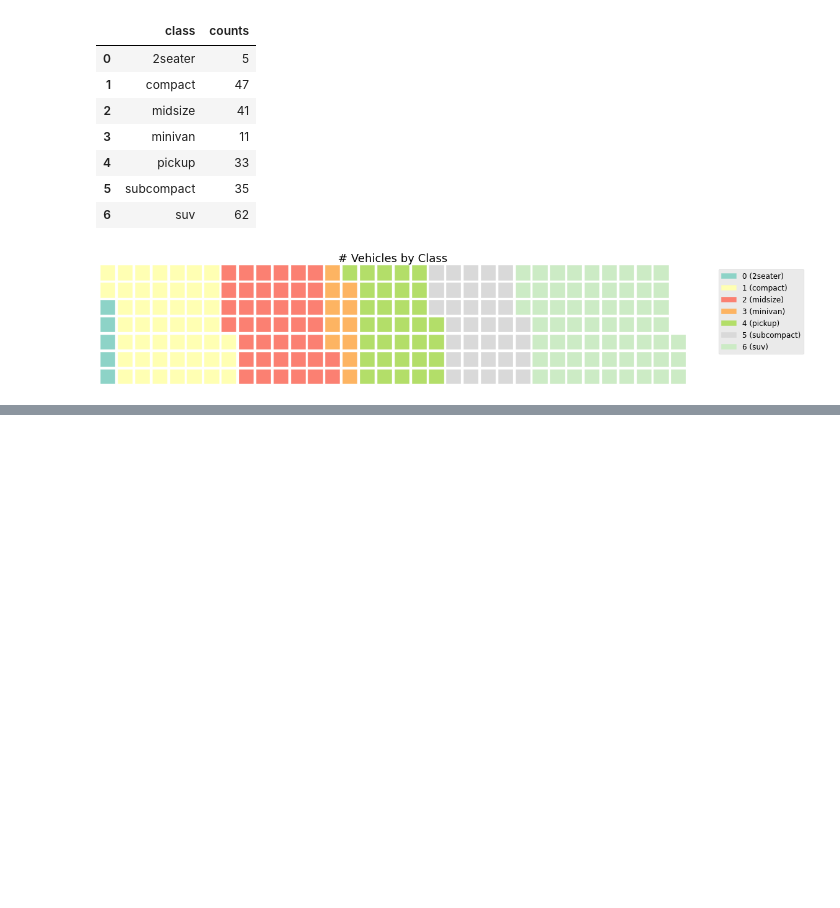
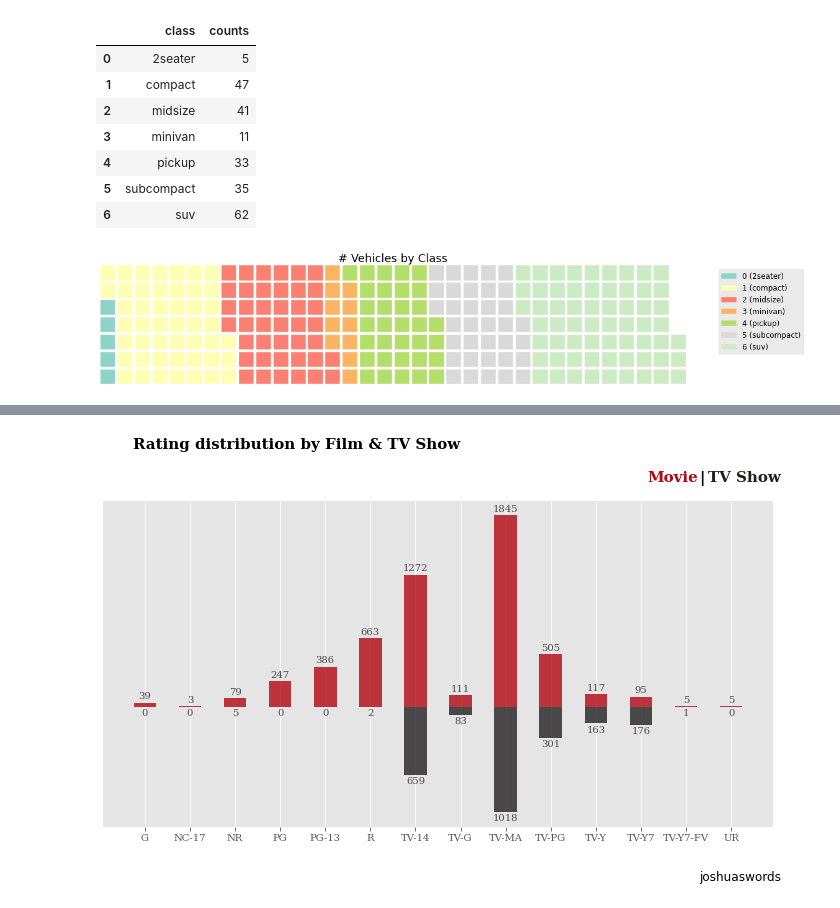
Before and after one commit to imanursar/Machine-Learning-Notes, a Jupyter notebook: Custom Function/Advance Visual Function.ipynb, the cells around one changed output, grey strips where cells are left out. Cells and saved outputs as stored; diff of their text form; code cells hidden in the pictures; blank space fills up the shorter version.

```diff
--- a/Custom Function/Advance Visual Function.ipynb
+++ b/Custom Function/Advance Visual Function.ipynb
@@ -270,0 +305,4 @@ advance_visual.waffle_plot(df,'class',"# Vehicles by Class",'Set3')
+# %%
+df = pd.read_csv(f"E:/gitlab/machine-learning/dataset/netflix_titles.csv")
+# %%
+mf = df.groupby('type')['rating'].value_counts().unstack().sort_index().fillna(0).astype(int)
@@ -270,0 +316,7 @@ advance_visual.waffle_plot(df,'class',"# Vehicles by Class",'Set3')
+# %%
+title = 'Rating distribution by Film & TV Show'
+footnote = "joshuaswords"
+# %%
+advance_visual.com_bar(mf,title=title,sub_title=None,footnote=footnote)
+# %% [output]
+[figure, added]
```
Also changed, not shown: parts of 14 cells of this notebook.
